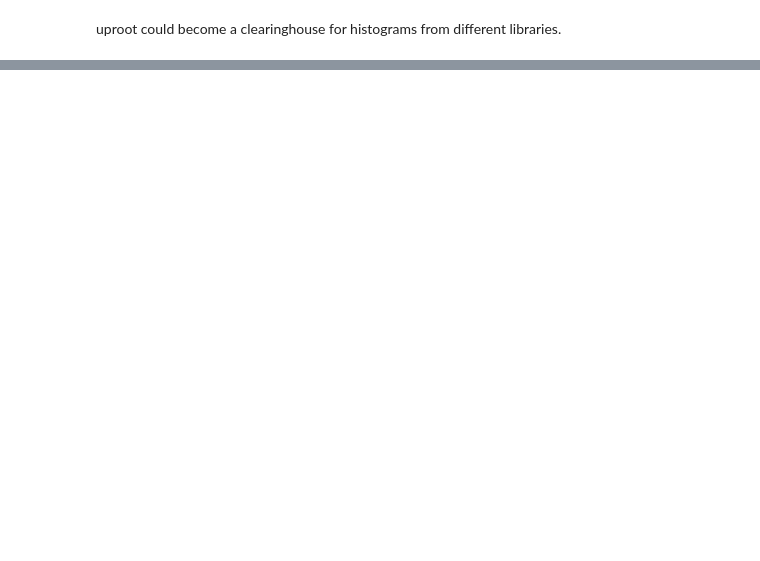
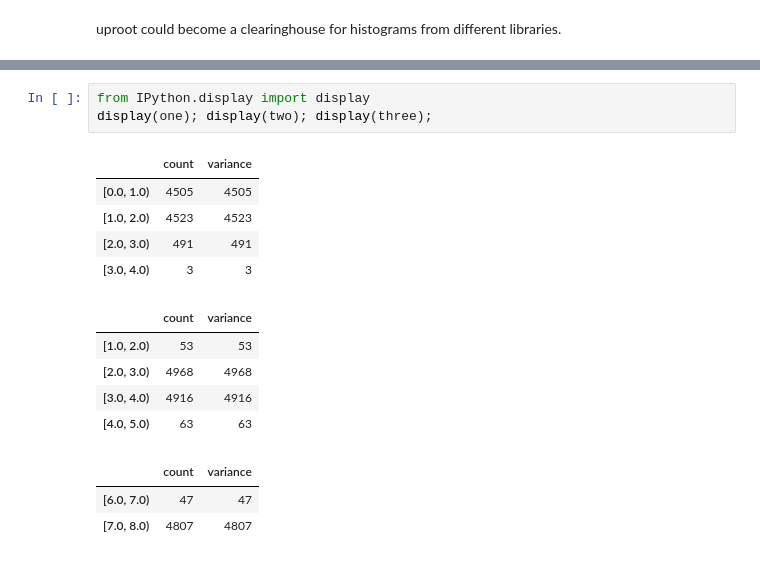
Before and after one commit to jpivarski-talks/jupyter-talks, a Jupyter notebook: 2018-09-28-uproot3-update/uproot-3.ipynb, the cells around one changed output, grey strips where cells are left out. Drawn from its saved outputs; the diff is of its cells as text; blank space fills up the shorter version.

```diff
--- a/2018-09-28-uproot3-update/uproot-3.ipynb
+++ b/2018-09-28-uproot3-update/uproot-3.ipynb
@@ -165,0 +184,17 @@ f["another"] = h
+# %%
+from IPython.display import display
+display(one); display(two); display(three);
+# %% [output]
+|  | count | variance |
+| [0.0, 1.0) | 4505 | 4505 |
+| [1.0, 2.0) | 4523 | 4523 |
+| [2.0, 3.0) | 491 | 491 |
+| [3.0, 4.0) | 3 | 3 |
+|  | count | variance |
+| [1.0, 2.0) | 53 | 53 |
+| [2.0, 3.0) | 4968 | 4968 |
+| [3.0, 4.0) | 4916 | 4916 |
+| [4.0, 5.0) | 63 | 63 |
+|  | count | variance |
+| [6.0, 7.0) | 47 | 47 |
+| [7.0, 8.0) | 4807 | 4807 |
```
Also changed, not shown: parts of 25 cells of this notebook.
